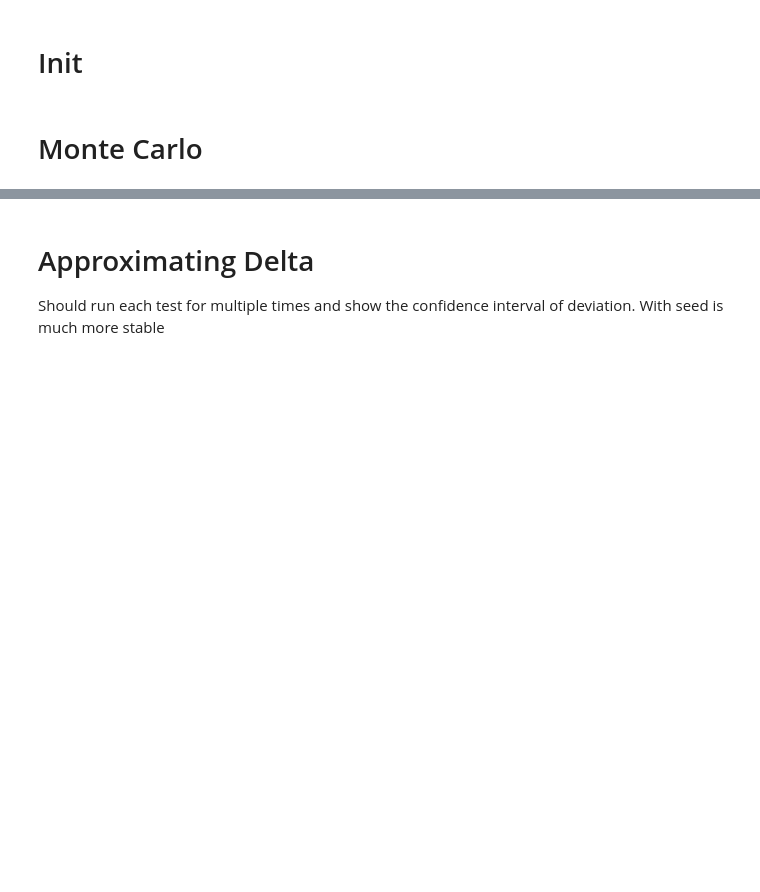
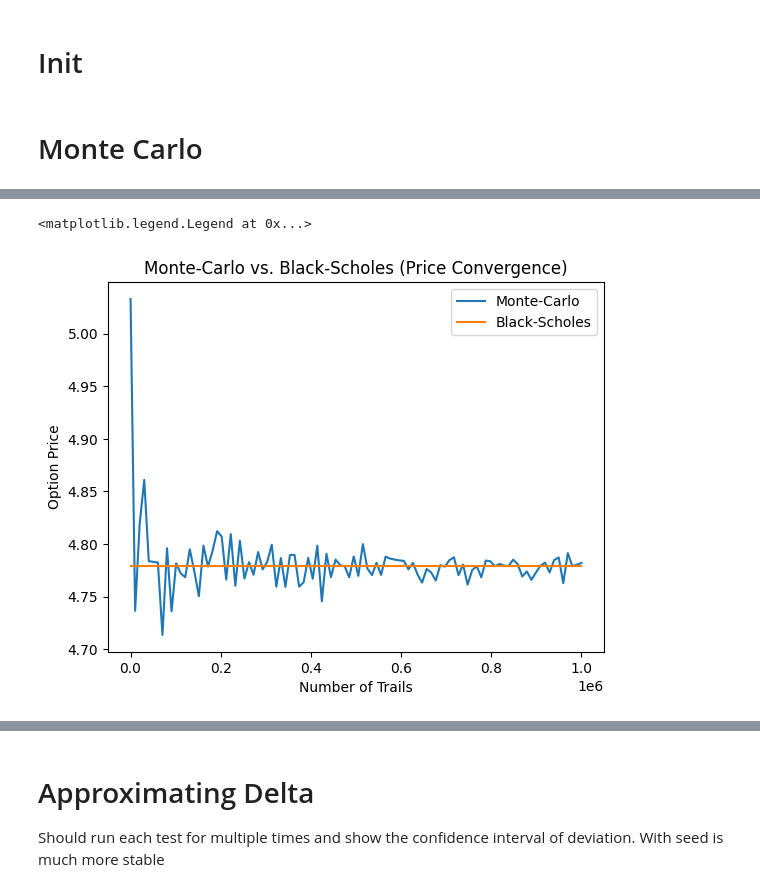
Before and after one commit to pmchrist/Comp-Finance-Assignments, a Jupyter notebook: Assignment_2/Assighnment_2.ipynb, the cells around one changed output, grey strips where cells are left out. Saved outputs shown, nothing was run; the diff lists cells and outputs as text; code cells hidden in the pictures; blank space fills up the shorter version.

Commit message:
convergence studies/numerical tests (part1)

```diff
--- a/Assignment_2/Assighnment_2.ipynb
+++ b/Assignment_2/Assighnment_2.ipynb
@@ -71,0 +72,79 @@ Standard error: 0.0016
+# %%
+# Black-Scholes Option Pricing Functions
+def d1_d2(S0, K, r, sigma, T):
+    d1 = (log(S0/K) + (r+sigma**2/2)*T)/(sigma*sqrt(T))
+    d2 = d1 - sigma*sqrt(T)
+    return d1,d2
+
+def call_option_price(S0, K, r, T, d1, d2):
+    return S0*norm.cdf(d1) - K*exp(-r*T)*norm.cdf(d2)
+
+def put_option_price(S0, K, r, T, d1,d2):
+    return K*exp(-r*T)*norm.cdf(-d2) - S0*norm.cdf(-d1)
+# %%
+'''
+-----------------------
+| Convergence Studies |
+-----------------------
+Option Characteristics:
+    S0 = 100
+    K = 99
+    r = 0.06
+    sigma = 0.2
+    T = 1.0
+
+Method: Compare Monte-Carlo Option Price with Black-Scholes Option Price
+        for different number of trails (N) and calculate the absolute error.
+        Then plot the put option's price for Monte-Carlo and Black-Scholes,
+        along with the absolute error.
+'''
+
+from tqdm import tqdm
+
+# Option Characteristics
+S0 = 100
+K = 99
+r = 0.06
+sigma = 0.2
+T = 1.0
+
+# Black-Scholes Option Price
+d1, d2 = d1_d2(S0, K, r, sigma, T)
+bs_answer = put_option_price(S0, K, r, T, d1, d2)
+
+option_prices = []   # List containing average option price of each trail
+abs_errors = []      # List containing absolute error of each trail
+
+# List containing number of trails
+trails = np.linspace(100, 1_000_000, 100, dtype=int)
+
+for M in tqdm(trails):
+    values_at_expiration = []  # Stock prices at expiration
+    option_prices_at_expiration = [] # Option prices at expiration
+
+    # Get stock price development
+    values_history = mc_value(S0, r, sigma, T, M)
+    values_at_expiration.append(values_history[-1])
+
+    # Get option price development
+    payoff_history = mc_payoff(K, values_history, call=False, payoff_type='vanilla')
+    option_price = np.exp(-r * T) * np.mean(payoff_history) # We have to discount the payoffs to calculate fair option's price
+    option_prices_at_expiration.append(option_price)
+
+    # Get average option price
+    option_prices.append(np.mean(option_prices_at_expiration))
+
+    # Get absolute error
+    abs_errors.append(np.abs(np.mean(option_prices_at_expiration) - bs_answer))
+
+# Plotting
+plt.title("Monte-Carlo vs. Black-Scholes (Price Convergence)")
+plt.plot(trails, option_prices, label="Monte-Carlo")                                 # Plot Monte-Carlo option price development
+plt.plot(trails, [bs_answer for i in range(len(trails))], label="Black-Scholes")    # Plot Black-Scholes option price development
+# plt.plot(trails, abs_errors, label="Absolute Error")                                # Plot Absolute Error for N trails (Monte-Carlo vs. Black-Scholes)
+plt.xlabel("Number of Trails")
+plt.ylabel("Option Price")
+plt.legend()
+# %% [output]
+<matplotlib.legend.Legend at 0x...>
+[figure, added]
```
Also changed, not shown: parts of 11 cells of this notebook.
